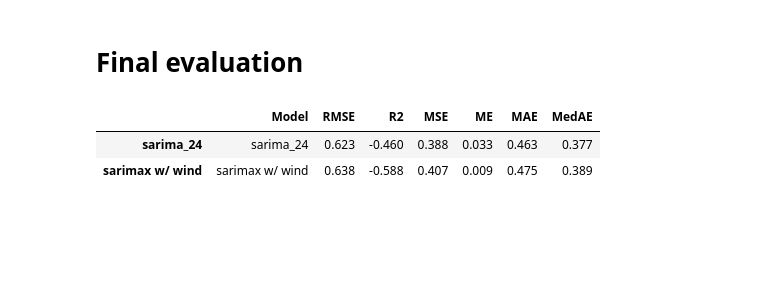
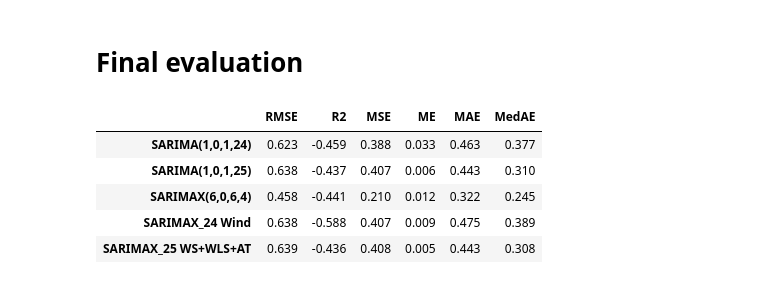
Before and after one commit to Data-Analytics-2020/Tide-Prediction, a Jupyter notebook: predict_tide.ipynb, the cells around one changed output. Saved outputs shown, nothing was run; the diff lists cells and outputs as text; code cells hidden in the pictures; blank space fills up the shorter version.

```diff
--- a/predict_tide.ipynb
+++ b/predict_tide.ipynb
@@ -486,5 +599,6 @@ sarimax_pred = train_sarimax_model(train, test, exogs=['Wind Speed', 'Wind Direc
 # %% [output]
 Elapsed time: 7:00:19
 # %%
-sarimax_pred_df = pd.DataFrame(sarimax_pred, columns=['Water Level'], index=wl_test[:len(sarimax_pred)].index)
-# sarimax_pred_df
+sarimax_24_wind_pred_df = pd.DataFrame(sarimax_24_wind_pred, columns=['Water Level'], \
+                                       index=wl_test[:len(sarimax_24_wind_pred)].index)
+# sarimax_24_wind_pred_df
@@ -496,0 +605,3 @@ eval_sarimax
+# %%
+eval_sarimax_24_wind = evaluate(wl_test[:len(sarimax_24_wind_pred_df)], sarimax_24_wind_pred_df, 'SARIMAX_24_wind')
+eval_sarimax_24_wind
@@ -502,0 +619,3 @@ The result doesn't have any significant difference from the previous model, whil
+# %%
+exogs=['Wind Speed', 'Water Level Sigma', 'Air Temperature']
+sarimax_25_full_pred = train_sarimax_model(train, test, exogs=exogs, m=25)
@@ -502,0 +624,8 @@ The result doesn't have any significant difference from the previous model, whil
+# %%
+sarimax_25_full_pred_df = pd.DataFrame(sarimax_25_full_pred, columns=['Water Level'], \
+                                       index=wl_test[:len(sarimax_25_full_pred)].index)
+
+plot_prediction(wl_test, sarimax_25_full_pred_df)
+
+eval_sarimax_25_full = evaluate(wl_test[:len(sarimax_25_full_pred_df)], sarimax_25_full_pred_df, 'SARIMAX_25 WS+WLS+AT')
+eval_sarimax_25_full
@@ -503,10 +636,13 @@ The result doesn't have any significant difference from the previous model, whil
 # %% [markdown]
 # Final evaluation
 # %%
-eval_final = pd.concat([eval_sarima_24, eval_sarimax])
+eval_final = pd.concat([eval_sarima_24, eval_sarima_25, eval_sarima_664, eval_sarimax_24_wind, eval_sarimax_25_full])
 eval_final.to_csv('metrics.csv')
 eval_final
 # %% [output]
-|  | Model | RMSE | R2 | MSE | ME | MAE | MedAE |
-| sarima_24 | sarima_24 | 0.623 | -0.460 | 0.388 | 0.033 | 0.463 | 0.377 |
-| sarimax w/ wind | sarimax w/ wind | 0.638 | -0.588 | 0.407 | 0.009 | 0.475 | 0.389 |
+|  | RMSE | R2 | MSE | ME | MAE | MedAE |
+| SARIMA(1,0,1,24) | 0.623 | -0.459 | 0.388 | 0.033 | 0.463 | 0.377 |
+| SARIMA(1,0,1,25) | 0.638 | -0.437 | 0.407 | 0.006 | 0.443 | 0.310 |
+| SARIMAX(6,0,6,4) | 0.458 | -0.441 | 0.210 | 0.012 | 0.322 | 0.245 |
+| SARIMAX_24 Wind | 0.638 | -0.588 | 0.407 | 0.009 | 0.475 | 0.389 |
+| SARIMAX_25 WS+WLS+AT | 0.639 | -0.436 | 0.408 | 0.005 | 0.443 | 0.308 |
```
Also changed, not shown: parts of 43 cells of this notebook, 1 other file.
